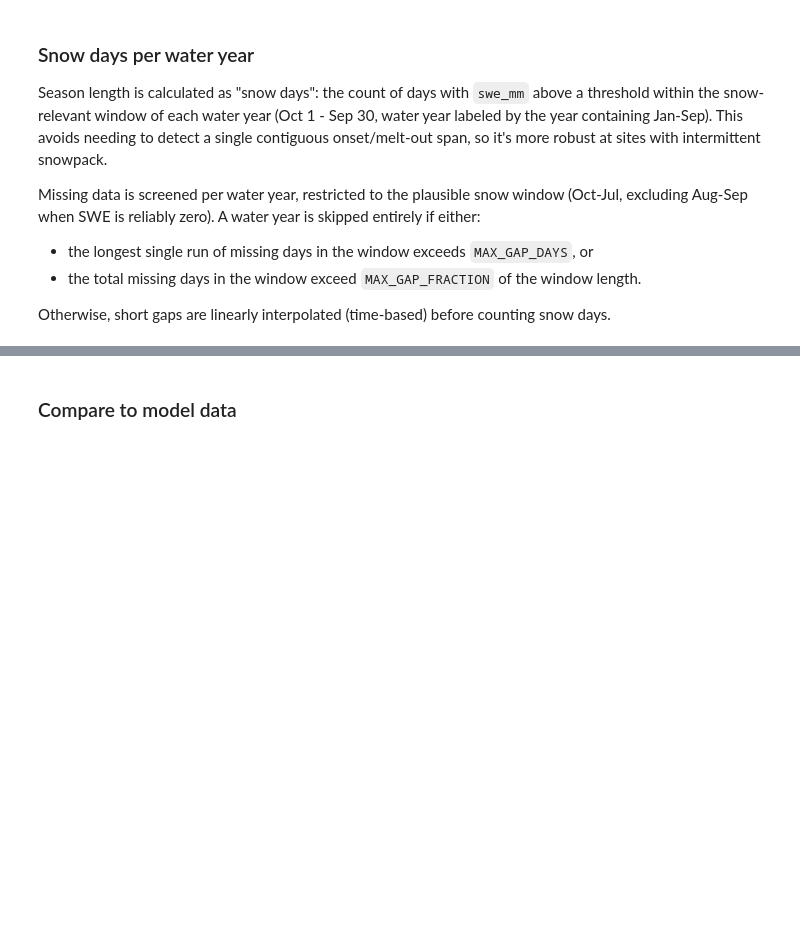
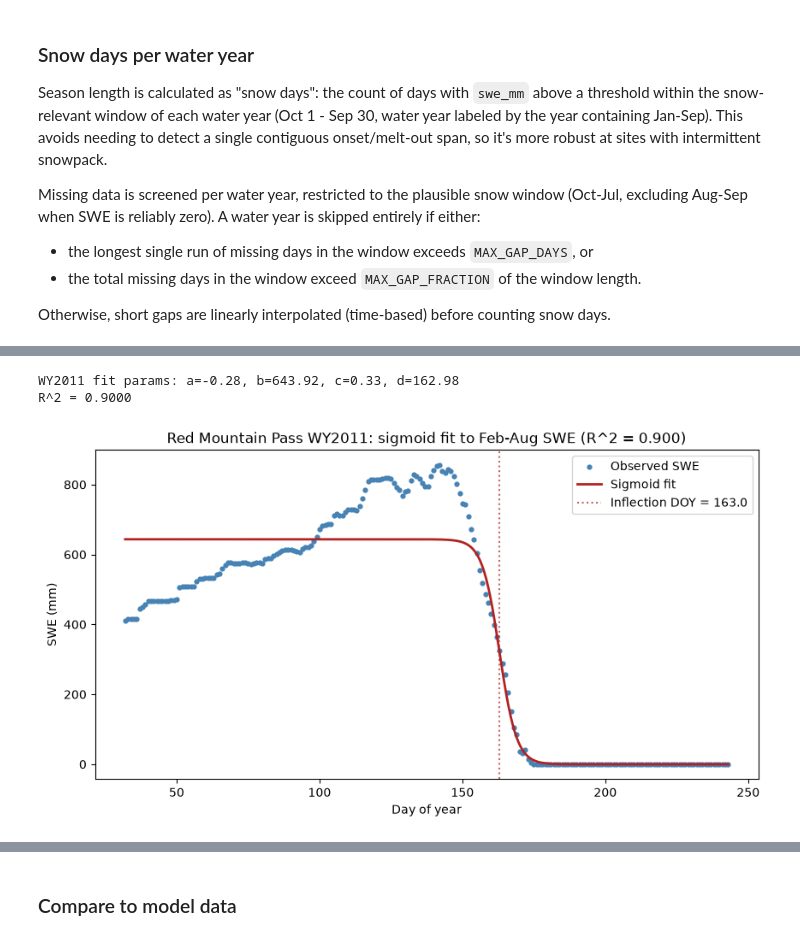
Before and after one commit to chrisrycx/lm4px_data_analysis, a Jupyter notebook: data_processing/snotel_phenology.ipynb, the cells around one changed output, grey strips where cells are left out. Saved outputs shown, nothing was run; the diff lists cells and outputs as text; code cells hidden in the pictures; blank space fills up the shorter version.

```diff
--- a/data_processing/snotel_phenology.ipynb
+++ b/data_processing/snotel_phenology.ipynb
@@ -204,0 +202,74 @@ plt.show()
+# %%
+from scipy.optimize import curve_fit
+
+FIT_MONTHS = (2, 8)  # Feb-Aug, per Hao et al. 2023
+WATERYEAR = 2011
+
+def sigmoid_swe(doy, a, b, c, d):
+    return a + b / (1 + np.exp(c * (doy - d)))
+
+def fit_melt_sigmoid(data: pd.DataFrame, water_year: int, swe_col: str = 'swe_mm',
+                      fit_months: tuple[int, int] = FIT_MONTHS) -> dict:
+    '''
+    Fit the Hao et al. (2023) sigmoid to SWE over a water year's Feb-Aug window.
+
+    Returns a dict with the fitted params (a, b, c, d), the DOY/SWE arrays used for the fit,
+    and R^2 of the fit.
+    '''
+    water_year_labels = np.where(data.index.month >= 10, data.index.year + 1, data.index.year)
+    in_water_year = water_year_labels == water_year
+    in_fit_months = data.index.month.isin(range(fit_months[0], fit_months[1] + 1))
+    window = data.loc[in_water_year & in_fit_months, swe_col].dropna()
+
+    if window.empty:
+        raise ValueError(f"No SWE data available for water year {water_year} in the fit window.")
+
+    doy = window.index.dayofyear.to_numpy(dtype=float)
+    swe = window.to_numpy(dtype=float)
+
+    # Initial guesses: a = late-season baseline, b = amplitude, c = mild positive slope,
+    # d = DOY nearest the midpoint between the max and min SWE in the window
+    a0 = swe.min()
+    b0 = swe.max() - swe.min()
+    c0 = 0.1
+    d0 = doy[np.argmin(np.abs(swe - (a0 + b0 / 2)))]
+
+    popt, _ = curve_fit(sigmoid_swe, doy, swe, p0=[a0, b0, c0, d0], maxfev=10000)
+
+    fitted = sigmoid_swe(doy, *popt)
+    ss_res = np.sum((swe - fitted) ** 2)
+    ss_tot = np.sum((swe - swe.mean()) ** 2)
+    r_squared = 1 - ss_res / ss_tot
+
+    return {
+        'water_year': water_year,
+        'params': dict(zip('abcd', popt)),
+        'doy': doy,
+        'swe': swe,
+        'r_squared': r_squared,
+    }
+
+melt_fit = fit_melt_sigmoid(snotel.data, water_year=WATERYEAR)
+print(f"WY{melt_fit['water_year']} fit params: "
+      + ", ".join(f"{k}={v:.2f}" for k, v in melt_fit['params'].items()))
+print(f"R^2 = {melt_fit['r_squared']:.4f}")
+# %% [output]
+WY2011 fit params: a=-0.28, b=643.92, c=0.33, d=162.98
+R^2 = 0.9000
+# %%
+# Visualize observed SWE vs. the fitted sigmoid for the Feb-Aug window
+doy_smooth = np.linspace(melt_fit['doy'].min(), melt_fit['doy'].max(), 300)
+swe_smooth = sigmoid_swe(doy_smooth, *melt_fit['params'].values())
+
+fig, ax = plt.subplots(figsize=(10, 5))
+ax.scatter(melt_fit['doy'], melt_fit['swe'], s=12, color='steelblue', label='Observed SWE')
+ax.plot(doy_smooth, swe_smooth, color='firebrick', linewidth=2, label='Sigmoid fit')
+ax.axvline(melt_fit['params']['d'], color='firebrick', linestyle=':', alpha=0.7,
+           label=f"Inflection DOY = {melt_fit['params']['d']:.1f}")
+ax.set_xlabel('Day of year')
+ax.set_ylabel('SWE (mm)')
+ax.set_title(f"{site} WY{melt_fit['water_year']}: sigmoid fit to Feb-Aug SWE (R^2 = {melt_fit['r_squared']:.3f})")
+ax.legend()
+plt.show()
+# %% [output]
+[figure, added]
```
Also changed, not shown: parts of 8 cells of this notebook.
